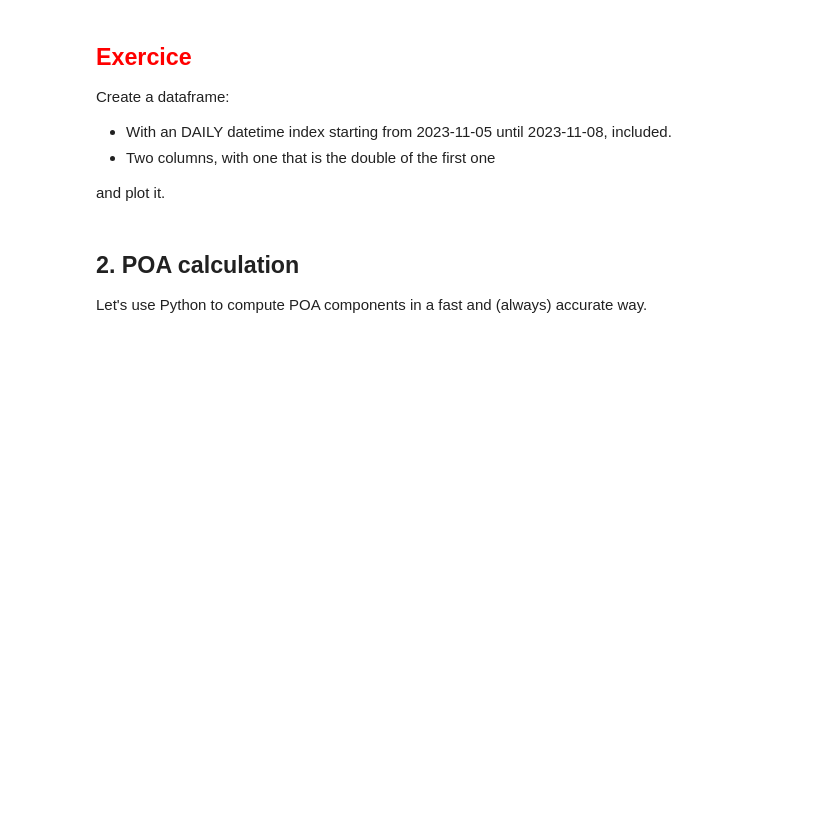
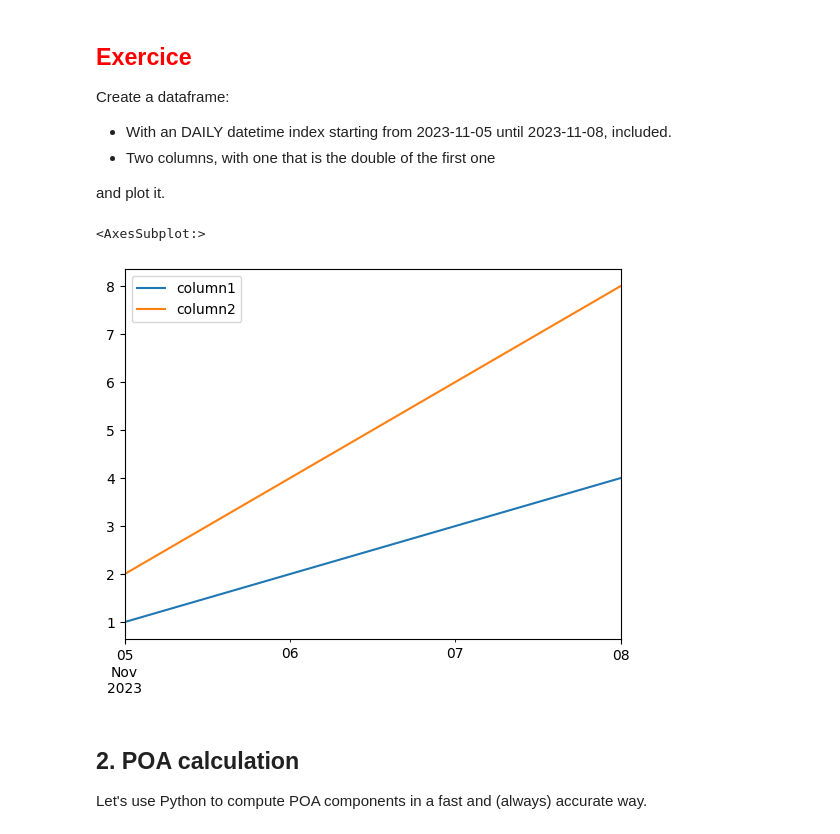
Before and after one commit to AlexandreHugoMathieu/pvfault_detection_solar_academy, a Jupyter notebook: notebooks/python_intro_poa.ipynb, the cells around one changed output. Drawn from its saved outputs; the diff is of its cells as text; code cells hidden in the pictures; blank space fills up the shorter version.

```diff
--- a/notebooks/python_intro_poa.ipynb
+++ b/notebooks/python_intro_poa.ipynb
@@ -156,10 +253,18 @@ Create a dataframe:
 
 and plot it.
 # %%
-# Complete here
-index =
-serie_ts=
-###...
+index = pd.date_range("2023-11-05", "2023-11-08", freq="D")
+serie_ts= pd.Series([1, 2, 3, 4], index=index)
+serie_ts2 = serie_ts * 2 # 2nd time serie is the double of the first one
+
+df = pd.DataFrame()
+df["column1"] = serie_ts
+df["column2"] = serie_ts2
+
+df.plot()
+# %% [output]
+<AxesSubplot:>
+[figure, added]
 # %% [markdown]
 ## 2. POA calculation
 
```
Also changed, not shown: parts of 28 cells of this notebook, 1 other file.
